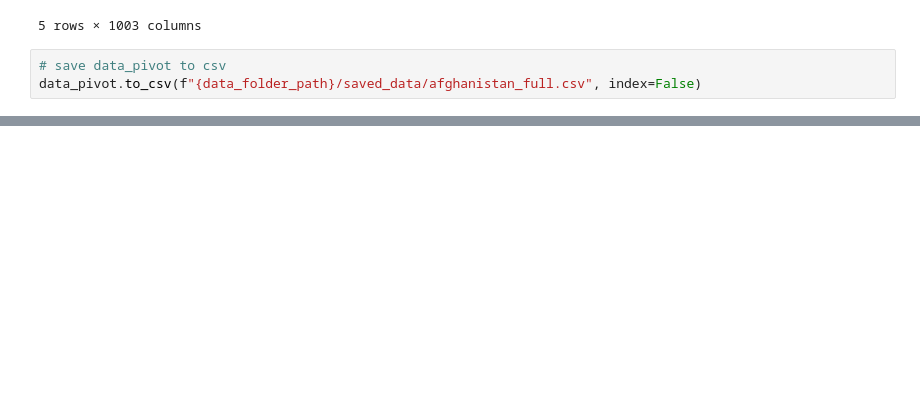
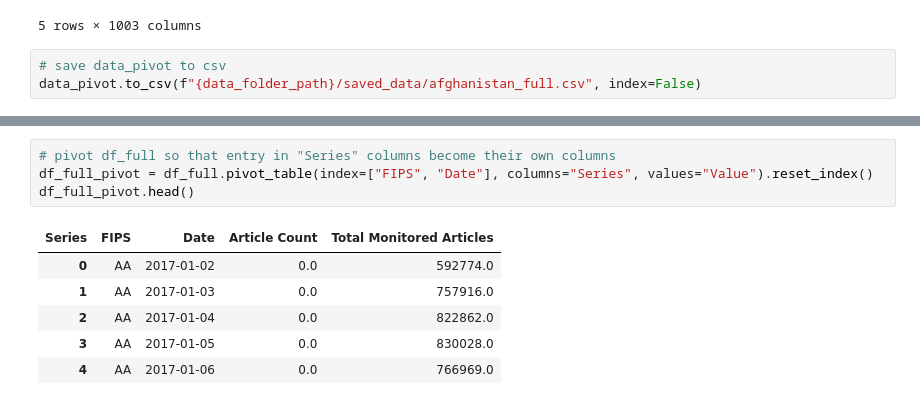
Before and after one commit to lboekestein/capstone, a Jupyter notebook: src/GDELT/collect_all_data.ipynb, the cells around one changed output, grey strips where cells are left out. Saved outputs shown, nothing was run; the diff lists cells and outputs as text; blank space fills up the shorter version.

```diff
--- a/src/GDELT/collect_all_data.ipynb
+++ b/src/GDELT/collect_all_data.ipynb
@@ -287,0 +383,11 @@ data_pivot.to_csv(f"{data_folder_path}/saved_data/afghanistan_full.csv", index=F
+# %%
+# pivot df_full so that entry in "Series" columns become their own columns
+df_full_pivot = df_full.pivot_table(index=["FIPS", "Date"], columns="Series", values="Value").reset_index()
+df_full_pivot.head()
+# %% [output]
+| Series | FIPS | Date | Article Count | Total Monitored Articles |
+| 0 | AA | 2017-01-02 | 0.0 | 592774.0 |
+| 1 | AA | 2017-01-03 | 0.0 | 757916.0 |
+| 2 | AA | 2017-01-04 | 0.0 | 822862.0 |
+| 3 | AA | 2017-01-05 | 0.0 | 830028.0 |
+| 4 | AA | 2017-01-06 | 0.0 | 766969.0 |
```
Also changed, not shown: parts of 12 cells of this notebook, 3 other files.
